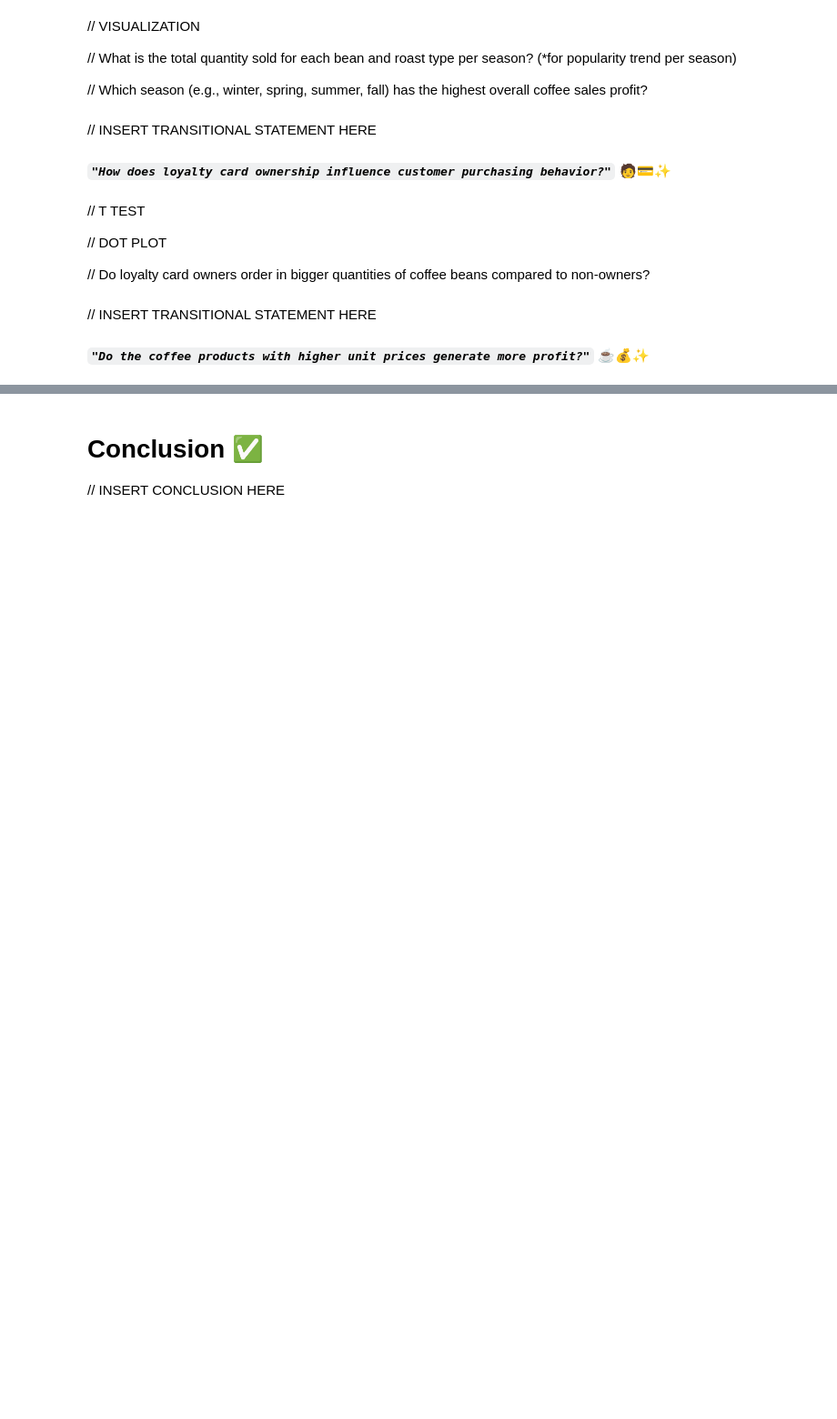
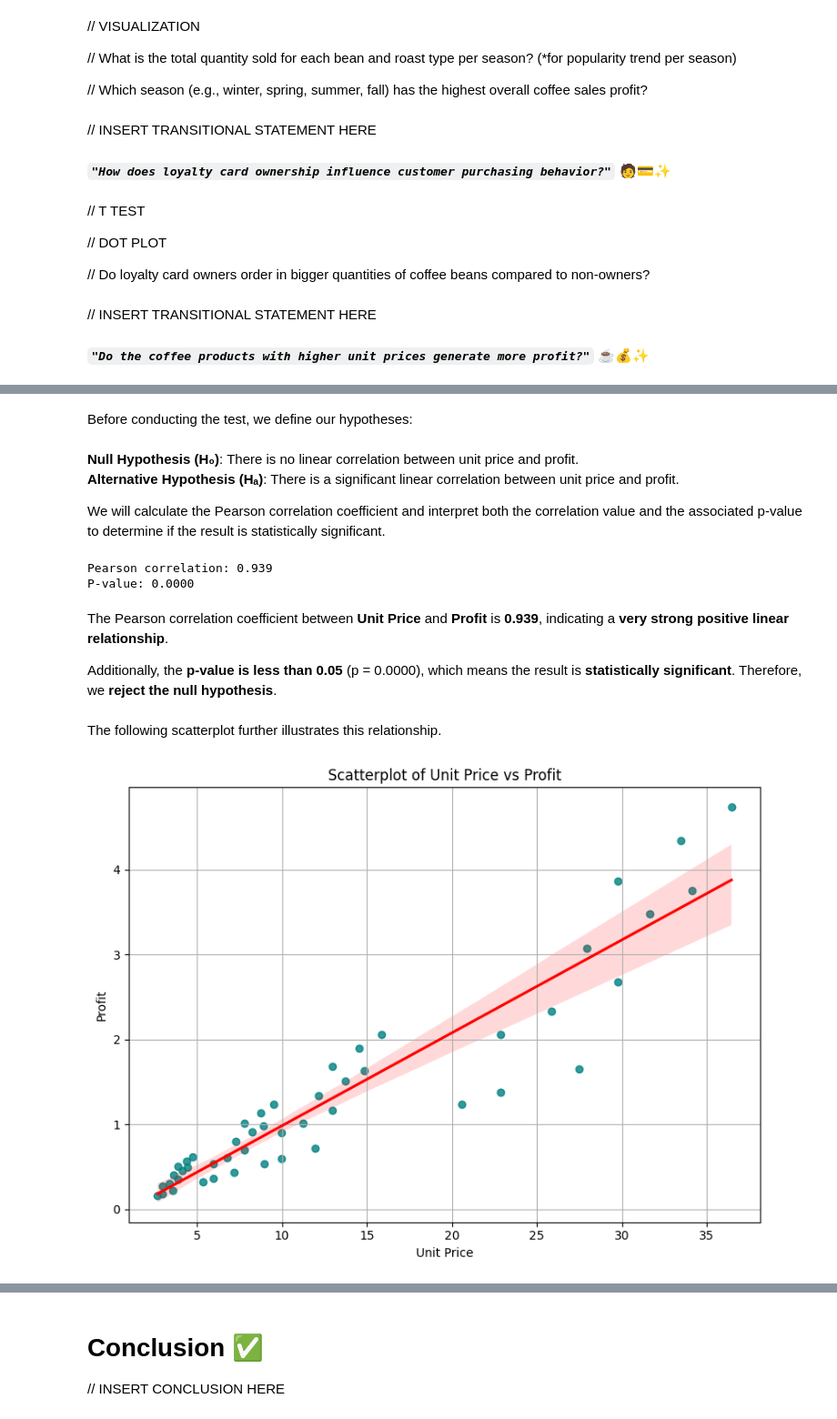
Before and after one commit to Emman-28/CSMODEL-MP, a Jupyter notebook: CSMODEL MP.ipynb, the cells around one changed output, grey strips where cells are left out. Shown: that part at 91% size. Drawn from its saved outputs; the diff is of its cells as text; code cells hidden in the pictures; blank space fills up the shorter version.

```diff
--- a/CSMODEL MP.ipynb
+++ b/CSMODEL MP.ipynb
@@ -191,0 +218,33 @@ People tend to prefer certain flavors of coffee depending on the season like how
+# %% [markdown]
+Before conducting the test, we define our hypotheses:
+# %% [markdown]
+**Null Hypothesis (H₀)**: There is no linear correlation between unit price and profit.
+**Alternative Hypothesis (Hₐ)**: There is a significant linear correlation between unit price and profit.
+
+We will calculate the Pearson correlation coefficient and interpret both the correlation value and the associated p-value to determine if the result is statistically significant.
+# %%
+corr, p_value = pearsonr(products['Unit Price'], products['Profit'])
+
+print(f"Pearson correlation: {corr:.3f}")
+print(f"P-value: {p_value:.4f}")
+# %% [output]
+Pearson correlation: 0.939
+P-value: 0.0000
+# %% [markdown]
+The Pearson correlation coefficient between **Unit Price** and **Profit** is **0.939**, indicating a **very strong positive linear relationship**.
+
+Additionally, the **p-value is less than 0.05** (p = 0.0000), which means the result is **statistically significant**. Therefore, we **reject the null hypothesis**.
+# %% [markdown]
+The following scatterplot further illustrates this relationship.
+# %%
+plt.figure(figsize=(8, 6))
+sns.regplot(data=products, x='Unit Price', y='Profit', color='teal', line_kws={"color": "red"})
+
+plt.title('Scatterplot of Unit Price vs Profit')
+plt.xlabel('Unit Price')
+plt.ylabel('Profit')
+plt.grid(True)
+plt.tight_layout()
+plt.show()
+# %% [output]
+[figure, added]
```
Also changed, not shown: parts of 26 cells of this notebook.
